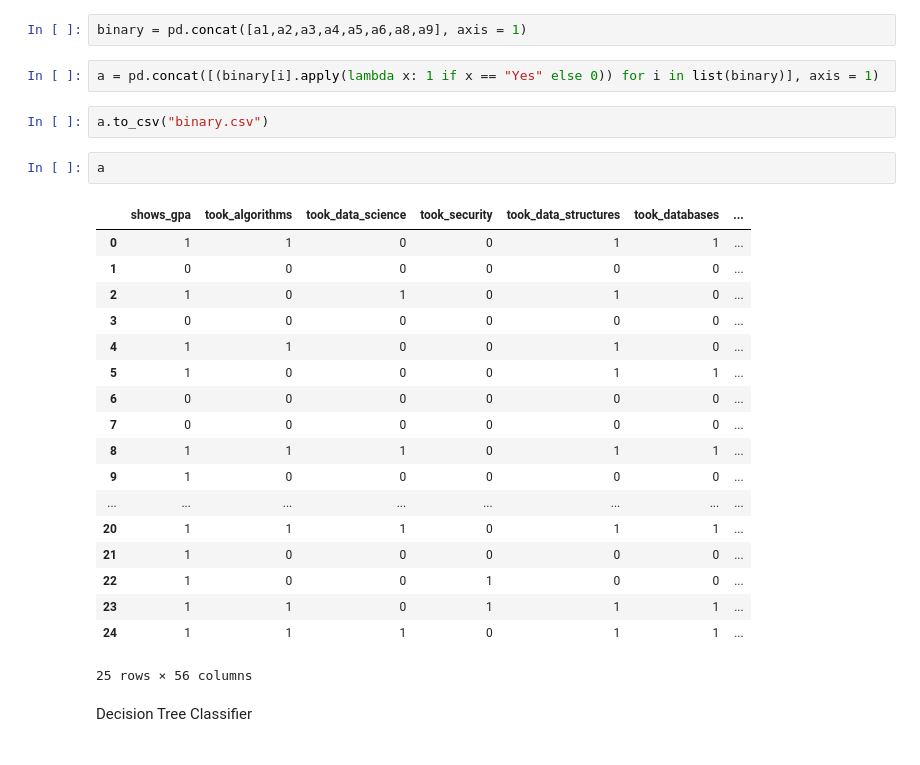
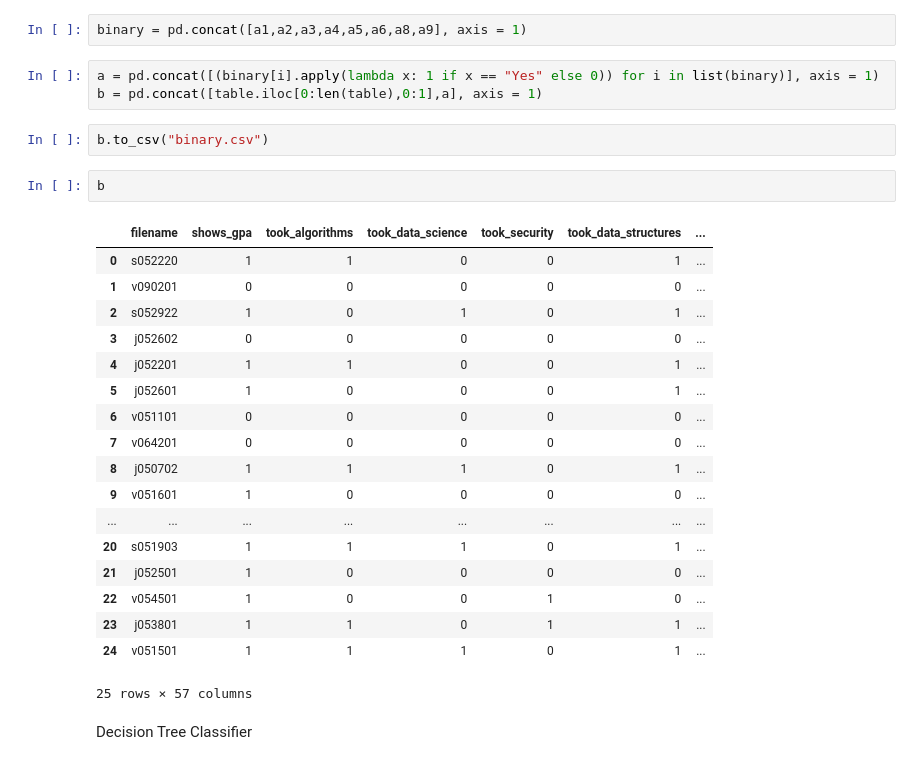
Before and after one commit to resumesai/resumesai.github.io, a Jupyter notebook: analysis/Feature_Analysis.ipynb, the cells around one changed output. Saved outputs shown, nothing was run; the diff lists cells and outputs as text.

```diff
--- a/analysis/Feature_Analysis.ipynb
+++ b/analysis/Feature_Analysis.ipynb
@@ -81,29 +81,30 @@ a9 = table.iloc[0:len(table),76:77]
 binary = pd.concat([a1,a2,a3,a4,a5,a6,a8,a9], axis = 1)
 # %%
 a = pd.concat([(binary[i].apply(lambda x: 1 if x == "Yes" else 0)) for i in list(binary)], axis = 1)
+b = pd.concat([table.iloc[0:len(table),0:1],a], axis = 1)
 # %%
-a.to_csv("binary.csv")
+b.to_csv("binary.csv")
-# %%
-a
-# %% [output]
-|  | shows_gpa | took_algorithms | took_data_science | took_security | took_data_structures | took_databases | ... |
-| 0 | 1 | 1 | 0 | 0 | 1 | 1 | ... |
-| 1 | 0 | 0 | 0 | 0 | 0 | 0 | ... |
-| 2 | 1 | 0 | 1 | 0 | 1 | 0 | ... |
-| 3 | 0 | 0 | 0 | 0 | 0 | 0 | ... |
-| 4 | 1 | 1 | 0 | 0 | 1 | 0 | ... |
-| 5 | 1 | 0 | 0 | 0 | 1 | 1 | ... |
-| 6 | 0 | 0 | 0 | 0 | 0 | 0 | ... |
-| 7 | 0 | 0 | 0 | 0 | 0 | 0 | ... |
-| 8 | 1 | 1 | 1 | 0 | 1 | 1 | ... |
-| 9 | 1 | 0 | 0 | 0 | 0 | 0 | ... |
-| ... | ... | ... | ... | ... | ... | ... | ... |
-| 20 | 1 | 1 | 1 | 0 | 1 | 1 | ... |
-| 21 | 1 | 0 | 0 | 0 | 0 | 0 | ... |
-| 22 | 1 | 0 | 0 | 1 | 0 | 0 | ... |
-| 23 | 1 | 1 | 0 | 1 | 1 | 1 | ... |
-| 24 | 1 | 1 | 1 | 0 | 1 | 1 | ... |
-25 rows × 56 columns
+# %%
+b
+# %% [output]
+|  | filename | shows_gpa | took_algorithms | took_data_science | took_security | took_data_structures | ... |
+| 0 | s052220 | 1 | 1 | 0 | 0 | 1 | ... |
+| 1 | v090201 | 0 | 0 | 0 | 0 | 0 | ... |
+| 2 | s052922 | 1 | 0 | 1 | 0 | 1 | ... |
+| 3 | j052602 | 0 | 0 | 0 | 0 | 0 | ... |
+| 4 | j052201 | 1 | 1 | 0 | 0 | 1 | ... |
+| 5 | j052601 | 1 | 0 | 0 | 0 | 1 | ... |
+| 6 | v051101 | 0 | 0 | 0 | 0 | 0 | ... |
+| 7 | v064201 | 0 | 0 | 0 | 0 | 0 | ... |
+| 8 | j050702 | 1 | 1 | 1 | 0 | 1 | ... |
+| 9 | v051601 | 1 | 0 | 0 | 0 | 0 | ... |
+| ... | ... | ... | ... | ... | ... | ... | ... |
+| 20 | s051903 | 1 | 1 | 1 | 0 | 1 | ... |
+| 21 | j052501 | 1 | 0 | 0 | 0 | 0 | ... |
+| 22 | v054501 | 1 | 0 | 0 | 1 | 0 | ... |
+| 23 | j053801 | 1 | 1 | 0 | 1 | 1 | ... |
+| 24 | v051501 | 1 | 1 | 1 | 0 | 1 | ... |
+25 rows × 57 columns
 # %% [markdown]
 Decision Tree Classifier
 # %%
```
Also changed, not shown: parts of 3 cells of this notebook, 1 other file.
